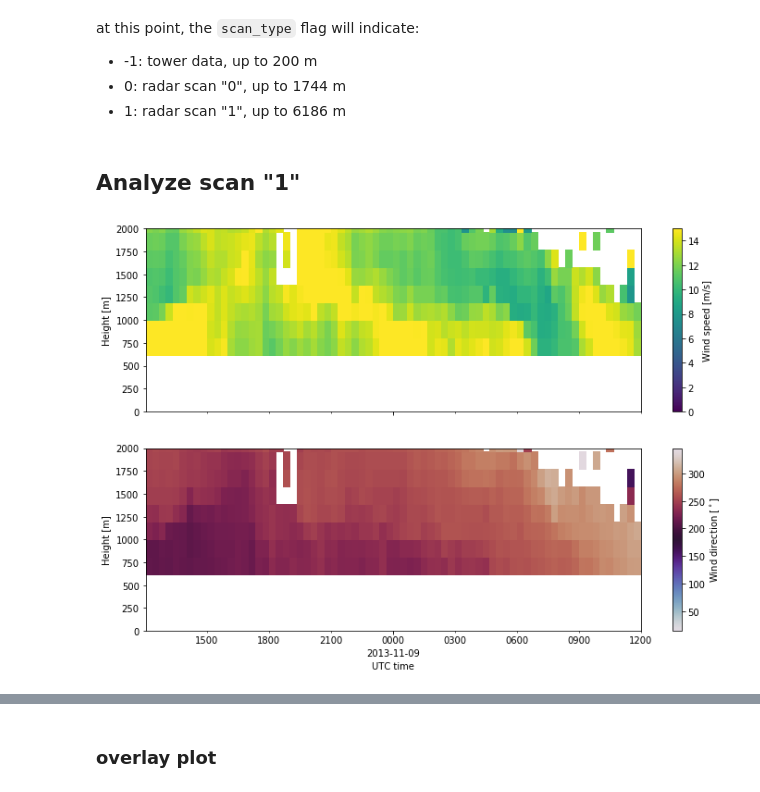
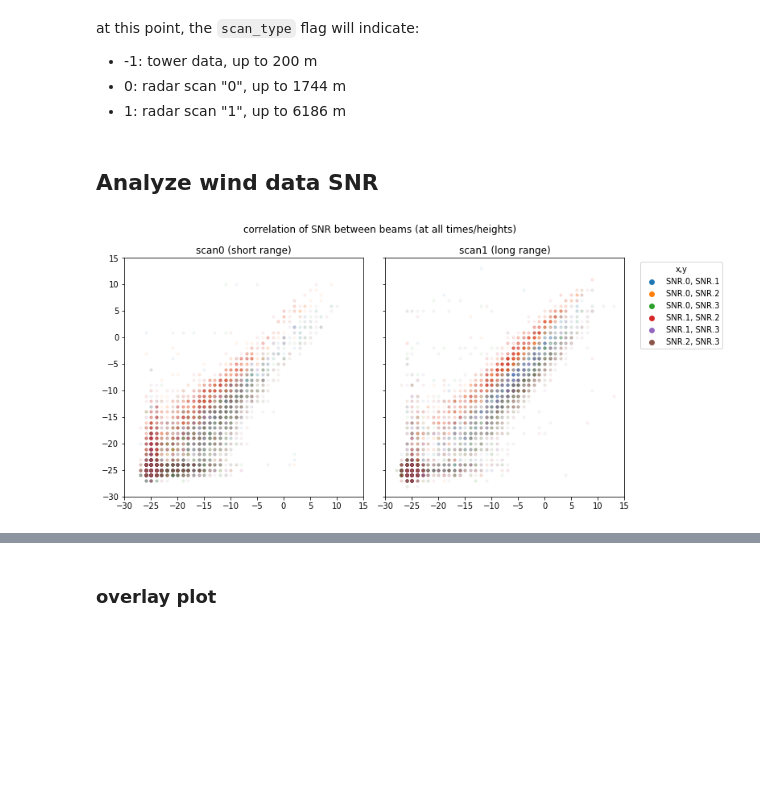
Before and after one commit to a2e-mmc/assessment, a Jupyter notebook: datasets/SWiFT/process_TTU_radar.ipynb, the cells around one changed output, grey strips where cells are left out. Drawn from its saved outputs; the diff is of its cells as text; code cells hidden in the pictures; blank space fills up the shorter version.

```diff
--- a/datasets/SWiFT/process_TTU_radar.ipynb
+++ b/datasets/SWiFT/process_TTU_radar.ipynb
@@ -230,5 +287,3 @@ at this point, the `scan_type` flag will indicate:
 - -1: tower data, up to 200 m
 - 0: radar scan "0", up to 1744 m
 - 1: radar scan "1", up to 6186 m
-# %% [markdown]
-## Analyze scan "1"
@@ -240,10 +290,26 @@ scan1 = scan1.set_index(['datetime','height'])
-# %%
-fig,ax,cbars = plot_timeheight(scan1,
-                               fields=['wspd','wdir'],
-                               fieldlimits={'wspd':(0,15)},
-                               heightlimits=(0,2000), # heightlimits=(0,3000),
-                              )
-fig.savefig(os.path.join(fig_output,'scan1_20min.png'),
-            dpi=150,bbox_inches='tight')
-# %% [output]
-[figure, removed]
+# %% [markdown]
+## Analyze wind data SNR
+# %%
+fig,ax = plt.subplots(ncols=2,sharex=True,sharey=True,figsize=(11,5.5))
+styles = dict(s=10, alpha=0.05)
+colors = plt.rcParams['axes.prop_cycle'].by_key()['color']
+idx = 0
+for i in range(3):
+    for j in range(i+1,4):
+        color = colors[idx]
+        ax[0].scatter(scan0[SNR_fields[i]], scan0[SNR_fields[j]], c=color, label='', **styles)
+        ax[1].scatter(scan1[SNR_fields[i]], scan1[SNR_fields[j]], c=color, label='', **styles)
+        # legend hack
+        ax[1].scatter(50,50, c=color, label='{:s}, {:s}'.format(SNR_fields[i], SNR_fields[j]))
+        idx += 1
+ax[0].axis('scaled')
+ax[1].axis('scaled')
+ax[1].set_xlim((-30,15))
+ax[1].set_ylim((-30,15))
+ax[0].set_title('scan0 (short range)')
+ax[1].set_title('scan1 (long range)')
+ax[1].legend(loc='upper left',bbox_to_anchor=(1.05,1),title='x,y')
+fig.suptitle('correlation of SNR between beams (at all times/heights)',x=0.45)
+plt.tight_layout()
+# %% [output]
+[figure, added]
```
Also changed, not shown: parts of 72 cells of this notebook.
